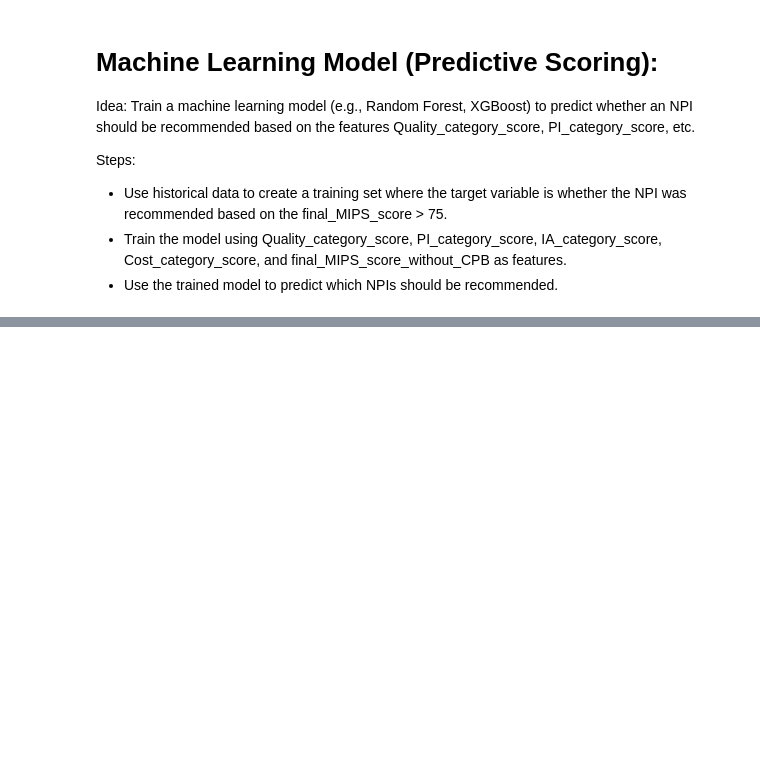
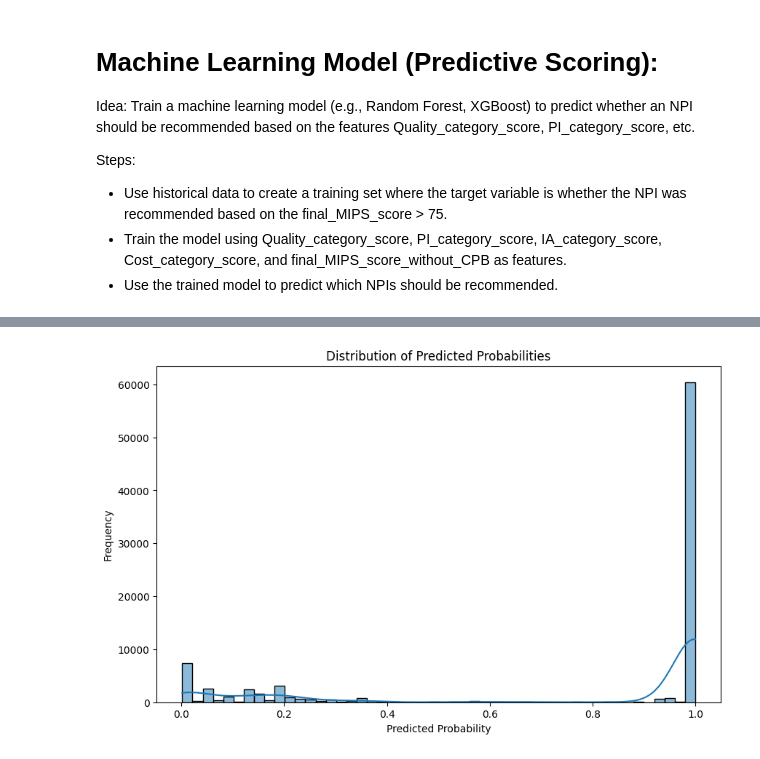
Before and after one commit to Sahil1709/doctor-right, a Jupyter notebook: eda-combined.ipynb, the cells around one changed output, grey strips where cells are left out. Saved outputs shown, nothing was run; the diff lists cells and outputs as text; code cells hidden in the pictures; blank space fills up the shorter version.

```diff
--- a/eda-combined.ipynb
+++ b/eda-combined.ipynb
@@ -622,0 +683,4 @@ Steps:
+# %%
+# Step 6: Split the data into training and testing sets (80% train, 20% test)
+train_data, test_data = df.randomSplit([0.8, 0.2], seed=42)
+train_data.show(5)
@@ -622,0 +698,6 @@ Steps:
+# %%
+# Step 7: Train the model
+model = pipeline.fit(train_data)
+# %%
+# Step 8: Make predictions on the test set
+predictions = model.transform(test_data)
@@ -622,0 +732,16 @@ Steps:
+# %%
+# Convert the predictions to a Pandas DataFrame for plotting
+predictions_pd = predictions.select('final_MIPS_score', 'recommend_npi', 'prediction', 'probability').toPandas()
+
+# Extract the probability of the positive class
+predictions_pd['probability'] = predictions_pd['probability'].apply(lambda x: x[1])
+# %%
+# Plot the distribution of the predicted probabilities
+plt.figure(figsize=(10, 6))
+sns.histplot(predictions_pd['probability'], bins=50, kde=True)
+plt.title('Distribution of Predicted Probabilities')
+plt.xlabel('Predicted Probability')
+plt.ylabel('Frequency')
+plt.show()
+# %% [output]
+[figure, added]
```
Also changed, not shown: parts of 15 cells of this notebook, 2 other files.
